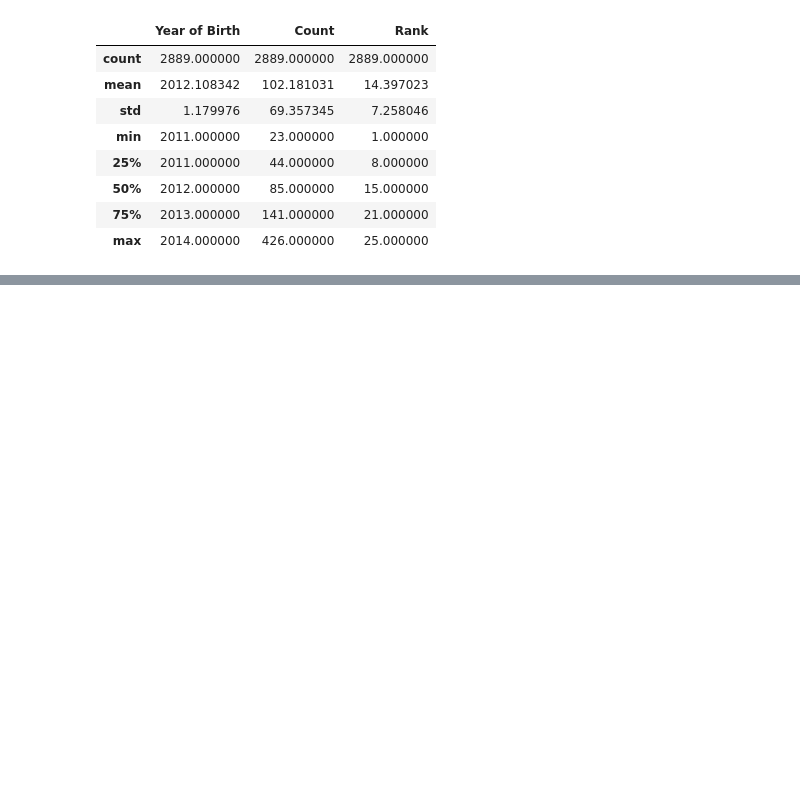
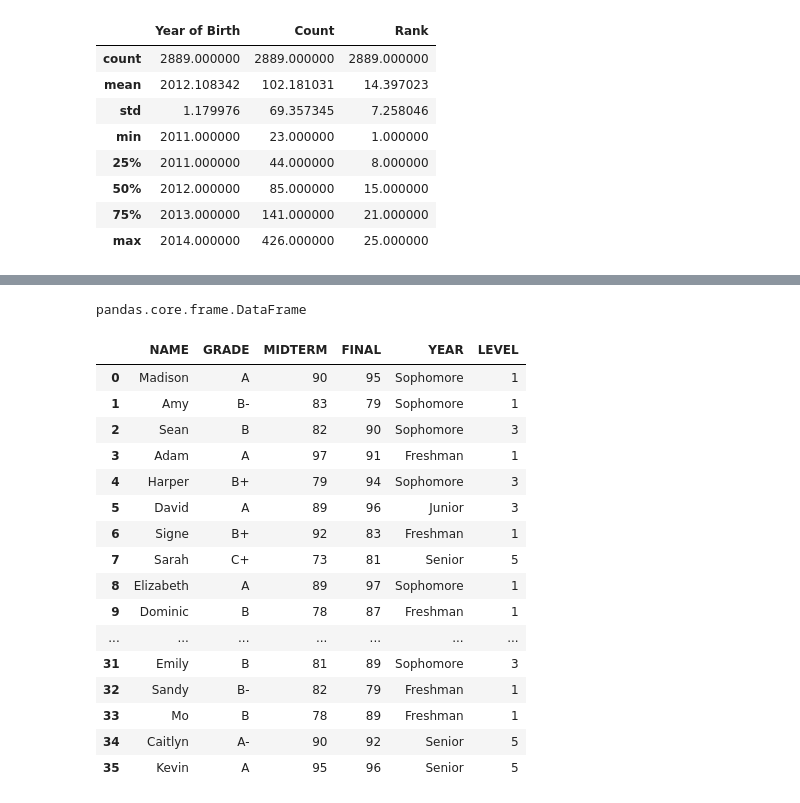
Before and after one commit to mmj32/Class-Practice-Repo, a Jupyter notebook: todo3/pandas_notes_Alicia.ipynb, the cells around one changed output, grey strips where cells are left out. Cells and saved outputs as stored; diff of their text form; code cells hidden in the pictures; blank space fills up the shorter version.

```diff
--- a/todo3/pandas_notes_Alicia.ipynb
+++ b/todo3/pandas_notes_Alicia.ipynb
@@ -249,0 +253,3 @@ names.describe()
+# %%
+import pandas as pd
+grades = pd.read_csv('asl-background-cut_margaret.csv',encoding='ISO8859')
@@ -249,0 +300,5 @@ names.describe()
+# %%
+# Remove Year and Level:
+
+grades_2 = grades[['NAME','GRADE','MIDTERM','FINAL']]
+grades_2.info()
@@ -249,0 +328,37 @@ names.describe()
+# %%
+type(grades)
+# %% [output]
+pandas.core.frame.DataFrame
+# %%
+# Suppose you started out with 2 Data Frames:
+    # one with the Names, Grades, Midterms, and Finals, and the other with the students' Year and Level
+    # combine these Data Frames
+# grades_2 <-- already removed the Year and Level
+year_level = grades[['YEAR','LEVEL']]
+
+# Why does the hand book use the command display() ? It does not work herer
+    # Also, using axis='col' gave an error
+#print('grades_2','year_level\n',pd.concat([grades_2,year_level],axis=1))
+
+pd.concat([grades_2,year_level],axis=1)
+
+#grades_2.head()
+#year_level.head()
+# %% [output]
+|  | NAME | GRADE | MIDTERM | FINAL | YEAR | LEVEL |
+| 0 | Madison | A | 90 | 95 | Sophomore | 1 |
+| 1 | Amy | B- | 83 | 79 | Sophomore | 1 |
+| 2 | Sean | B | 82 | 90 | Sophomore | 3 |
+| 3 | Adam | A | 97 | 91 | Freshman | 1 |
+| 4 | Harper | B+ | 79 | 94 | Sophomore | 3 |
+| 5 | David | A | 89 | 96 | Junior | 3 |
+| 6 | Signe | B+ | 92 | 83 | Freshman | 1 |
+| 7 | Sarah | C+ | 73 | 81 | Senior | 5 |
+| 8 | Elizabeth | A | 89 | 97 | Sophomore | 1 |
+| 9 | Dominic | B | 78 | 87 | Freshman | 1 |
+| ... | ... | ... | ... | ... | ... | ... |
+| 31 | Emily | B | 81 | 89 | Sophomore | 3 |
+| 32 | Sandy | B- | 82 | 79 | Freshman | 1 |
+| 33 | Mo | B | 78 | 89 | Freshman | 1 |
+| 34 | Caitlyn | A- | 90 | 92 | Senior | 5 |
+| 35 | Kevin | A | 95 | 96 | Senior | 5 |
```
Also changed, not shown: parts of 12 cells of this notebook.
